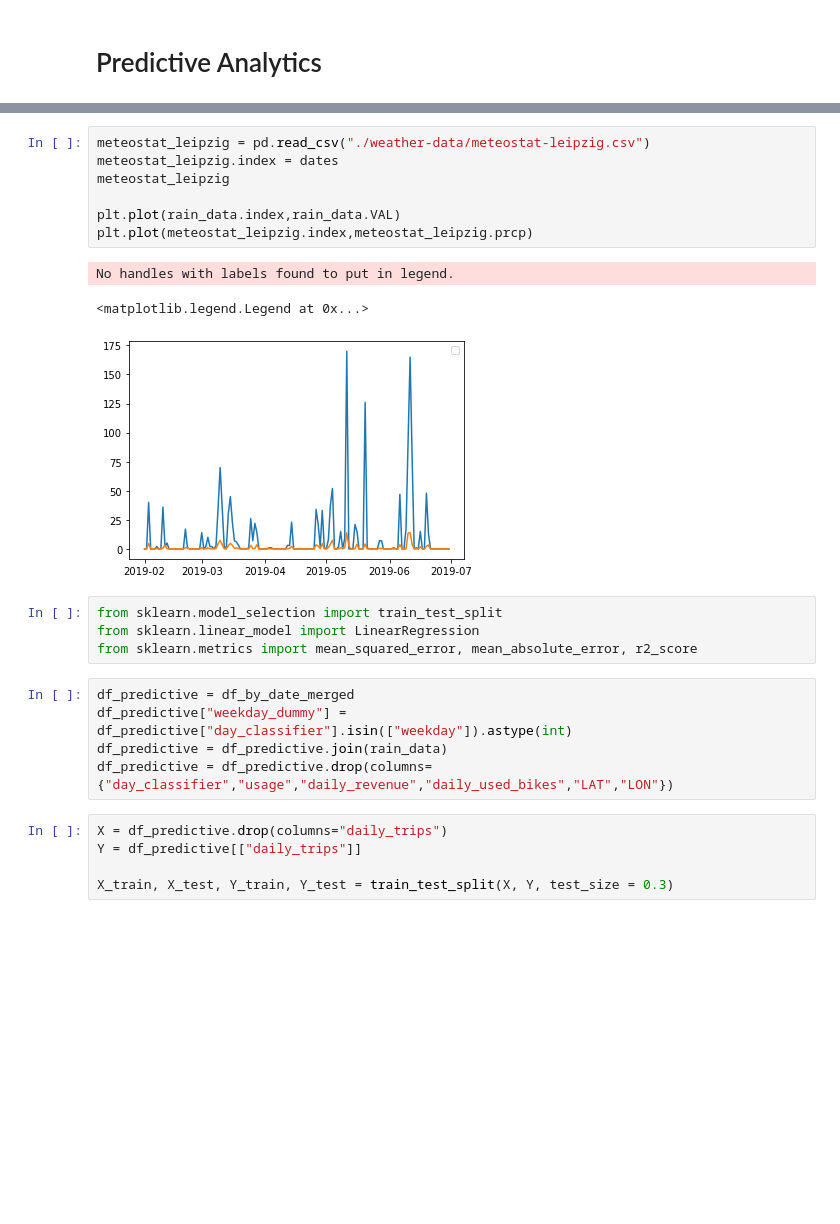
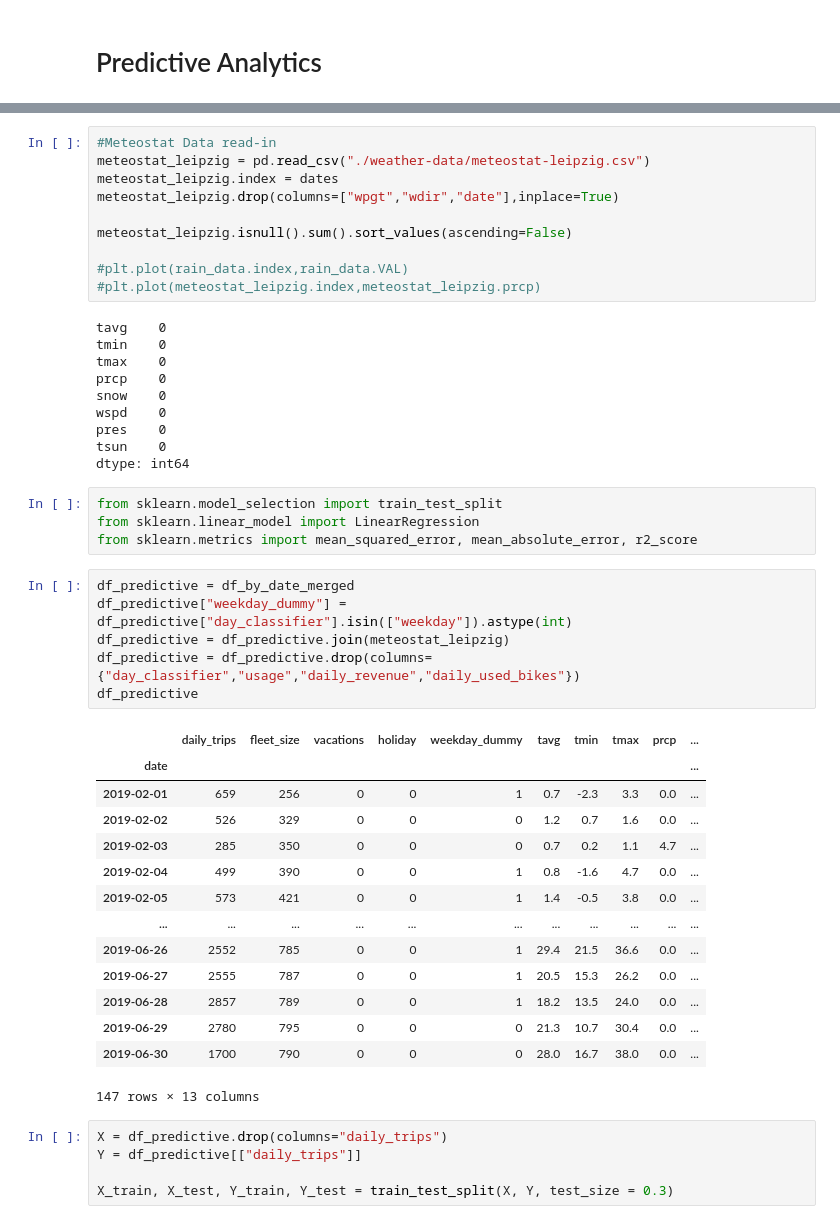
Before and after one commit to MoritzWolf09/Analytics, a Jupyter notebook: dataset-clean.ipynb, the cells around one changed output, grey strips where cells are left out. Saved outputs shown, nothing was run; the diff lists cells and outputs as text; blank space fills up the shorter version.

```diff
--- a/dataset-clean.ipynb
+++ b/dataset-clean.ipynb
@@ -378,16 +377,25 @@ See the caveats in the documentation: https://pandas.pydata.org/pandas-docs/stab
 2019-02-05  51.341667  12.366667    0
 [figure]
 # %%
+#Meteostat Data read-in
 meteostat_leipzig = pd.read_csv("./weather-data/meteostat-leipzig.csv")
 meteostat_leipzig.index = dates
-meteostat_leipzig
+meteostat_leipzig.drop(columns=["wpgt","wdir","date"],inplace=True)
 
-plt.plot(rain_data.index,rain_data.VAL)
-plt.plot(meteostat_leipzig.index,meteostat_leipzig.prcp)
+meteostat_leipzig.isnull().sum().sort_values(ascending=False)
+
+#plt.plot(rain_data.index,rain_data.VAL)
+#plt.plot(meteostat_leipzig.index,meteostat_leipzig.prcp)
 # %% [output]
-No handles with labels found to put in legend.
+tavg    0
+tmin    0
+tmax    0
+prcp    0
+snow    0
+wspd    0
+pres    0
+tsun    0
+dtype: int64
-<matplotlib.legend.Legend at 0x...>
-[figure, removed]
 # %%
 from sklearn.model_selection import train_test_split
 from sklearn.linear_model import LinearRegression
@@ -395,8 +403,24 @@ from sklearn.metrics import mean_squared_error, mean_absolute_error, r2_score
 # %%
 df_predictive = df_by_date_merged
 df_predictive["weekday_dummy"] = df_predictive["day_classifier"].isin(["weekday"]).astype(int)
-df_predictive = df_predictive.join(rain_data)
-df_predictive = df_predictive.drop(columns={"day_classifier","usage","daily_revenue","daily_used_bikes","LAT","LON"})
+df_predictive = df_predictive.join(meteostat_leipzig)
+df_predictive = df_predictive.drop(columns={"day_classifier","usage","daily_revenue","daily_used_bikes"})
+df_predictive
+# %% [output]
+|  | daily_trips | fleet_size | vacations | holiday | weekday_dummy | tavg | tmin | tmax | prcp | ... |
+| date |  |  |  |  |  |  |  |  |  | ... |
+| 2019-02-01 | 659 | 256 | 0 | 0 | 1 | 0.7 | -2.3 | 3.3 | 0.0 | ... |
+| 2019-02-02 | 526 | 329 | 0 | 0 | 0 | 1.2 | 0.7 | 1.6 | 0.0 | ... |
+| 2019-02-03 | 285 | 350 | 0 | 0 | 0 | 0.7 | 0.2 | 1.1 | 4.7 | ... |
+| 2019-02-04 | 499 | 390 | 0 | 0 | 1 | 0.8 | -1.6 | 4.7 | 0.0 | ... |
+| 2019-02-05 | 573 | 421 | 0 | 0 | 1 | 1.4 | -0.5 | 3.8 | 0.0 | ... |
+| ... | ... | ... | ... | ... | ... | ... | ... | ... | ... | ... |
+| 2019-06-26 | 2552 | 785 | 0 | 0 | 1 | 29.4 | 21.5 | 36.6 | 0.0 | ... |
+| 2019-06-27 | 2555 | 787 | 0 | 0 | 1 | 20.5 | 15.3 | 26.2 | 0.0 | ... |
+| 2019-06-28 | 2857 | 789 | 0 | 0 | 1 | 18.2 | 13.5 | 24.0 | 0.0 | ... |
+| 2019-06-29 | 2780 | 795 | 0 | 0 | 0 | 21.3 | 10.7 | 30.4 | 0.0 | ... |
+| 2019-06-30 | 1700 | 790 | 0 | 0 | 0 | 28.0 | 16.7 | 38.0 | 0.0 | ... |
+147 rows × 13 columns
 # %%
 X = df_predictive.drop(columns="daily_trips")
 Y = df_predictive[["daily_trips"]]
```
Also changed, not shown: parts of 3 cells of this notebook.
